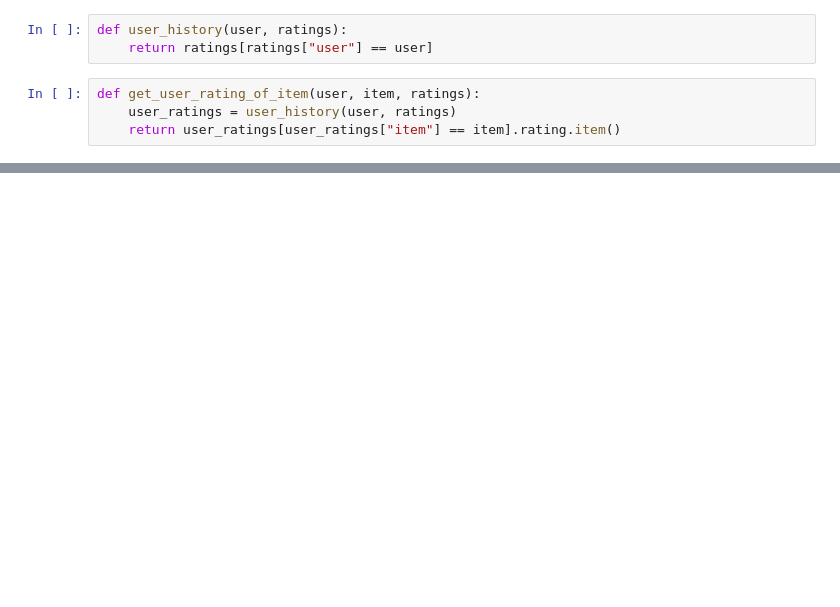
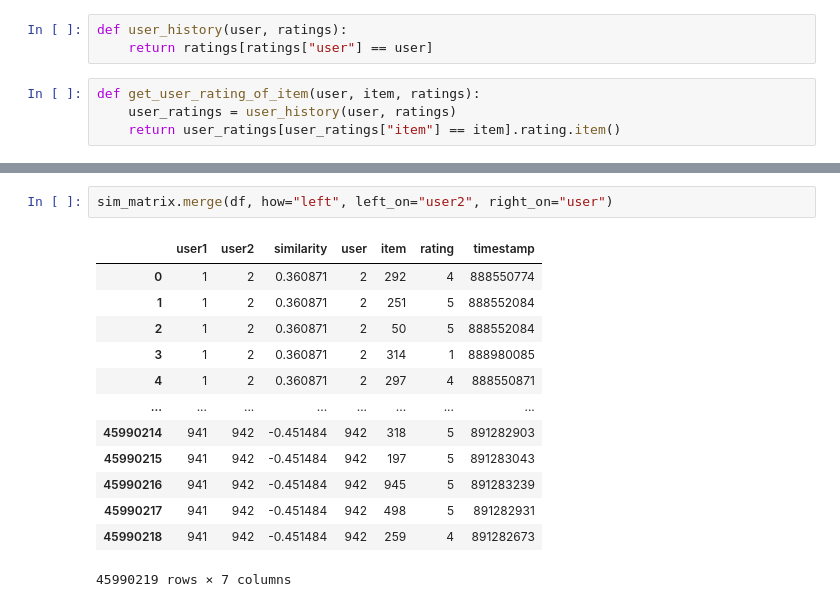
Before and after one commit to caiotda/link-prediction-for-recommender-systems, a Jupyter notebook: projeto_final.ipynb, the cells around one changed output, grey strips where cells are left out. Drawn from its saved outputs; the diff is of its cells as text; blank space fills up the shorter version.

```diff
--- a/projeto_final.ipynb
+++ b/projeto_final.ipynb
@@ -471,0 +454,16 @@ def get_user_rating_of_item(user, item, ratings):
+# %%
+sim_matrix.merge(df, how="left", left_on="user2", right_on="user")
+# %% [output]
+|  | user1 | user2 | similarity | user | item | rating | timestamp |
+| 0 | 1 | 2 | 0.360871 | 2 | 292 | 4 | 888550774 |
+| 1 | 1 | 2 | 0.360871 | 2 | 251 | 5 | 888552084 |
+| 2 | 1 | 2 | 0.360871 | 2 | 50 | 5 | 888552084 |
+| 3 | 1 | 2 | 0.360871 | 2 | 314 | 1 | 888980085 |
+| 4 | 1 | 2 | 0.360871 | 2 | 297 | 4 | 888550871 |
+| ... | ... | ... | ... | ... | ... | ... | ... |
+| 45990214 | 941 | 942 | -0.451484 | 942 | 318 | 5 | 891282903 |
+| 45990215 | 941 | 942 | -0.451484 | 942 | 197 | 5 | 891283043 |
+| 45990216 | 941 | 942 | -0.451484 | 942 | 945 | 5 | 891283239 |
+| 45990217 | 941 | 942 | -0.451484 | 942 | 498 | 5 | 891282931 |
+| 45990218 | 941 | 942 | -0.451484 | 942 | 259 | 4 | 891282673 |
+45990219 rows × 7 columns
```
Also changed, not shown: parts of 26 cells of this notebook.
